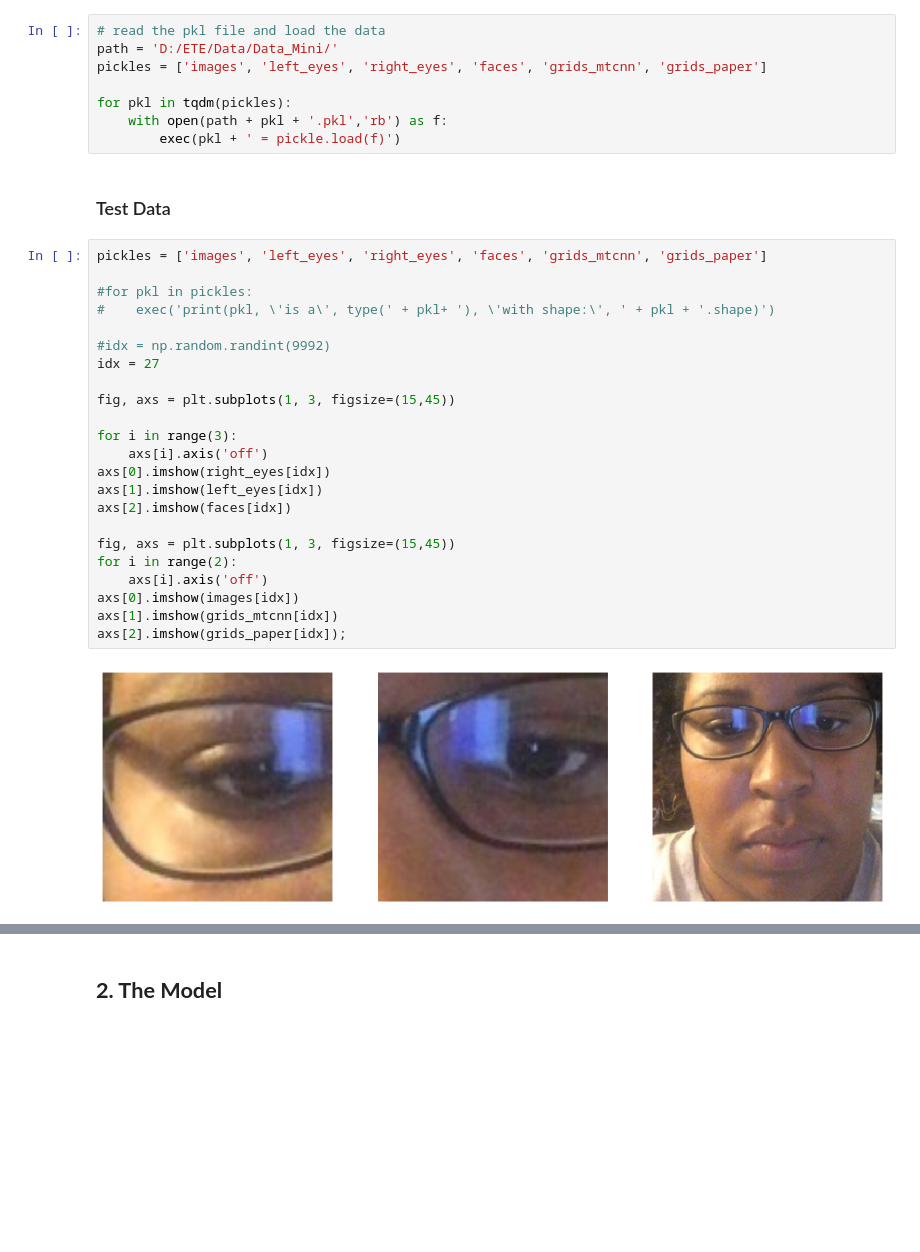
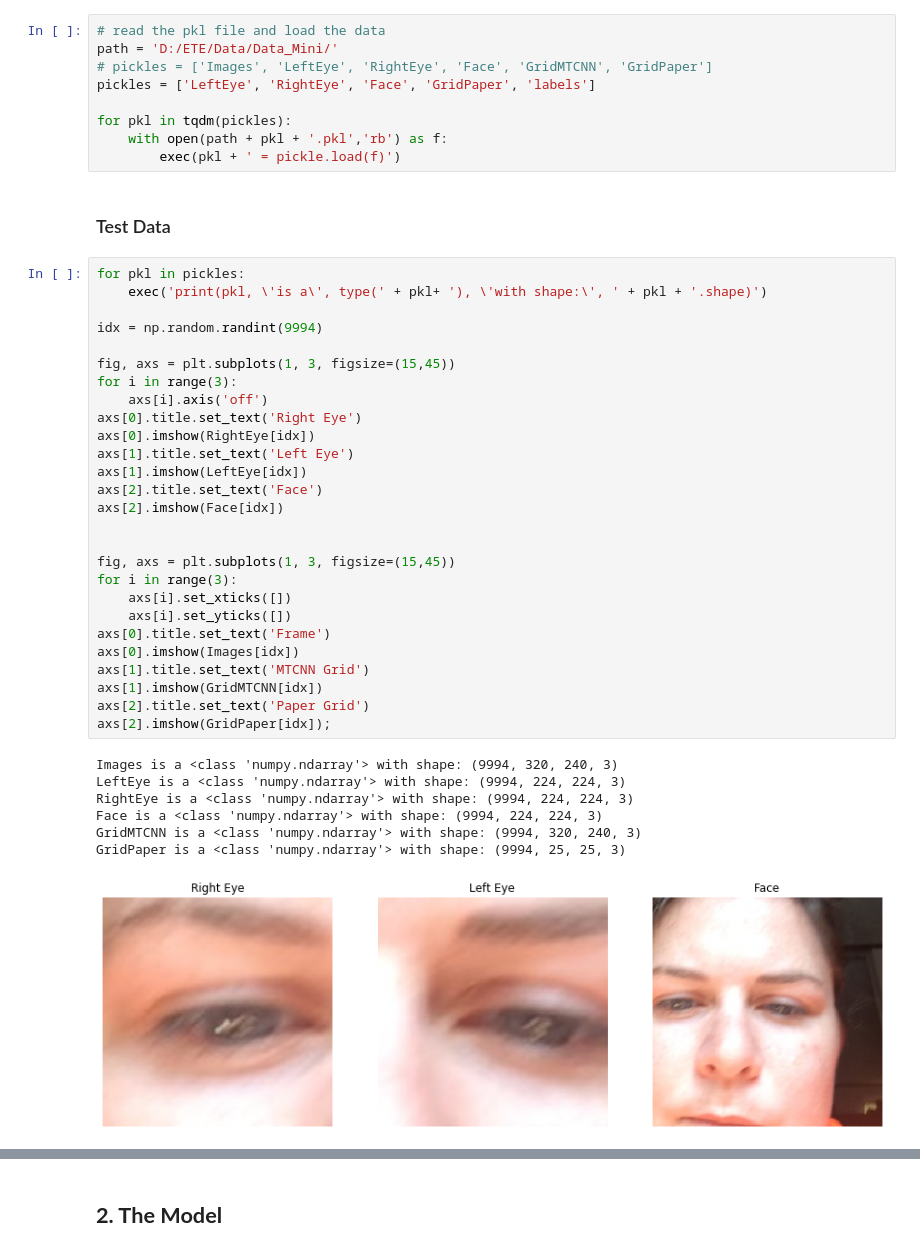
Before and after one commit to shrnkm/ETE, a Jupyter notebook: Model/Paper/Paper.ipynb, the cells around one changed output, grey strips where cells are left out. Cells and saved outputs as stored; diff of their text form; blank space fills up the shorter version.

```diff
--- a/Model/Paper/Paper.ipynb
+++ b/Model/Paper/Paper.ipynb
@@ -90,7 +90,8 @@ def lr_decay(epoch):
 # %%
 # read the pkl file and load the data
 path = 'D:/ETE/Data/Data_Mini/'
-pickles = ['images', 'left_eyes', 'right_eyes', 'faces', 'grids_mtcnn', 'grids_paper']
+# pickles = ['Images', 'LeftEye', 'RightEye', 'Face', 'GridMTCNN', 'GridPaper']
+pickles = ['LeftEye', 'RightEye', 'Face', 'GridPaper', 'labels']
 
 for pkl in tqdm(pickles):
     with open(path + pkl + '.pkl','rb') as f:
@@ -98,27 +99,37 @@ for pkl in tqdm(pickles):
 # %% [markdown]
 ### Test Data
 # %%
-pickles = ['images', 'left_eyes', 'right_eyes', 'faces', 'grids_mtcnn', 'grids_paper']
+for pkl in pickles:
+    exec('print(pkl, \'is a\', type(' + pkl+ '), \'with shape:\', ' + pkl + '.shape)')
 
-#for pkl in pickles:
-#    exec('print(pkl, \'is a\', type(' + pkl+ '), \'with shape:\', ' + pkl + '.shape)')
-
-#idx = np.random.randint(9992)
-idx = 27
+idx = np.random.randint(9994)
 
 fig, axs = plt.subplots(1, 3, figsize=(15,45))
-
 for i in range(3):
     axs[i].axis('off')
-axs[0].imshow(right_eyes[idx])
-axs[1].imshow(left_eyes[idx])
-axs[2].imshow(faces[idx])
+axs[0].title.set_text('Right Eye')
+axs[0].imshow(RightEye[idx])
+axs[1].title.set_text('Left Eye')
+axs[1].imshow(LeftEye[idx])
+axs[2].title.set_text('Face')
+axs[2].imshow(Face[idx])
+
 
 fig, axs = plt.subplots(1, 3, figsize=(15,45))
-for i in range(2):
-    axs[i].axis('off')
-axs[0].imshow(images[idx])
-axs[1].imshow(grids_mtcnn[idx])
-axs[2].imshow(grids_paper[idx]);
+for i in range(3):
+    axs[i].set_xticks([])
+    axs[i].set_yticks([])
+axs[0].title.set_text('Frame')
+axs[0].imshow(Images[idx])
+axs[1].title.set_text('MTCNN Grid')
+axs[1].imshow(GridMTCNN[idx])
+axs[2].title.set_text('Paper Grid')
+axs[2].imshow(GridPaper[idx]);
 # %% [output]
+Images is a <class 'numpy.ndarray'> with shape: (9994, 320, 240, 3)
+LeftEye is a <class 'numpy.ndarray'> with shape: (9994, 224, 224, 3)
+RightEye is a <class 'numpy.ndarray'> with shape: (9994, 224, 224, 3)
+Face is a <class 'numpy.ndarray'> with shape: (9994, 224, 224, 3)
+GridMTCNN is a <class 'numpy.ndarray'> with shape: (9994, 320, 240, 3)
+GridPaper is a <class 'numpy.ndarray'> with shape: (9994, 25, 25, 3)
-[figure, old version]
+[figure, new version]
```
Also changed, not shown: parts of 3 cells of this notebook, 1 other file.
